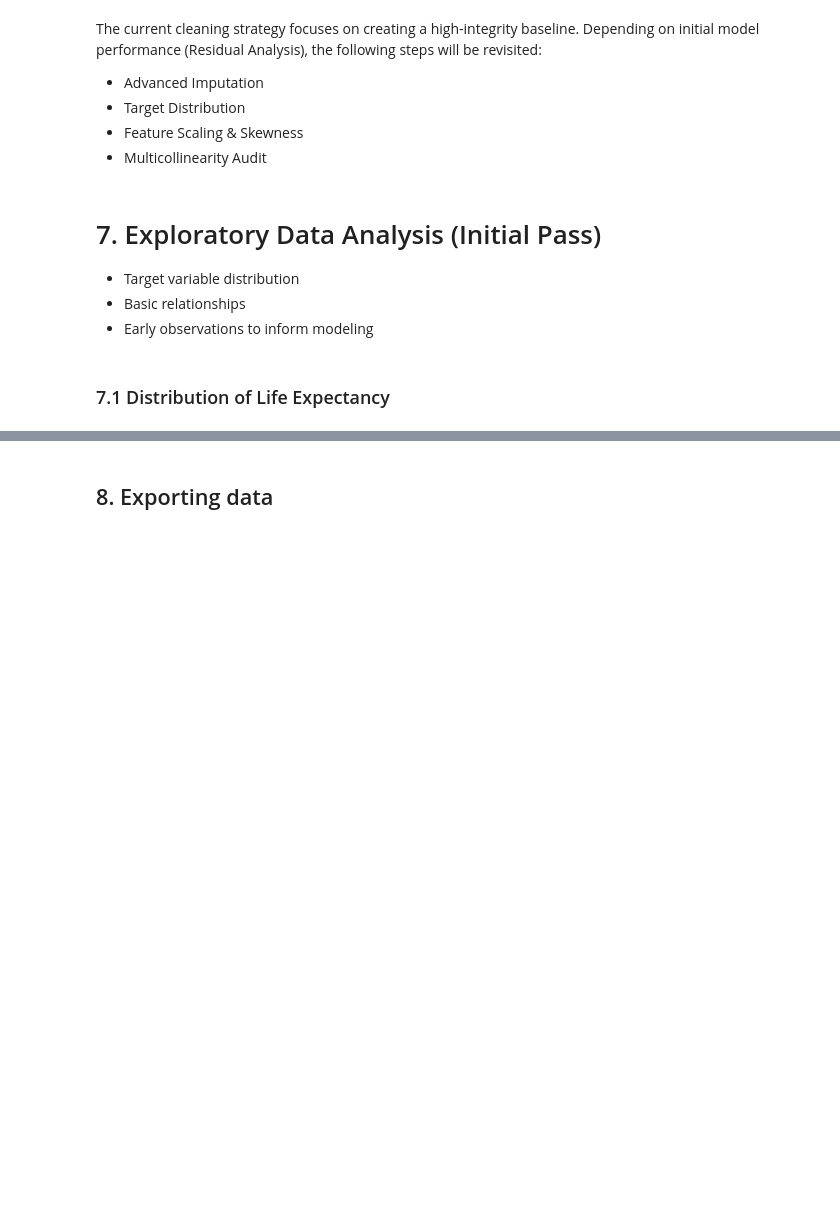
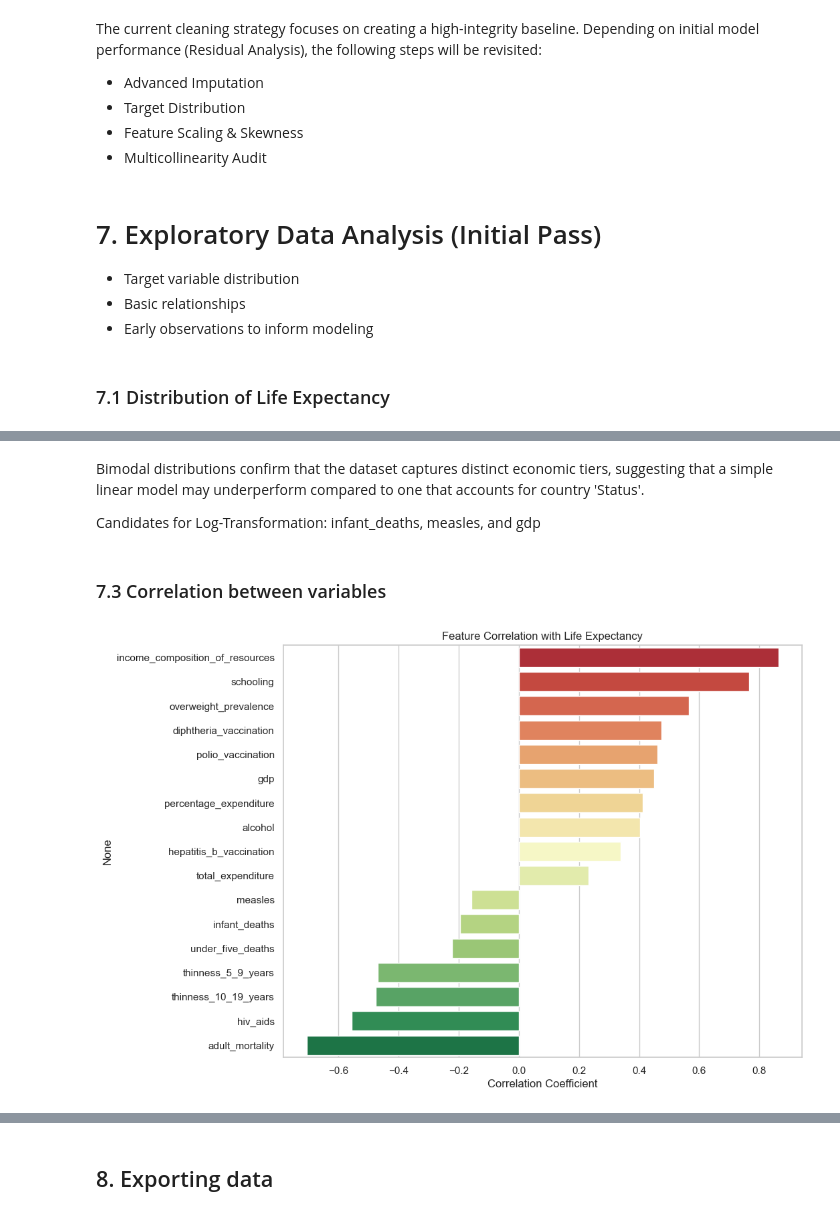
Before and after one commit to MermonGData/longevity-prediction, a Jupyter notebook: notebooks/01_eda_and_preprocessing.ipynb, the cells around one changed output, grey strips where cells are left out. Drawn from its saved outputs; the diff is of its cells as text; code cells hidden in the pictures; blank space fills up the shorter version.

```diff
--- a/notebooks/01_eda_and_preprocessing.ipynb
+++ b/notebooks/01_eda_and_preprocessing.ipynb
@@ -436,0 +531,17 @@ The current cleaning strategy focuses on creating a high-integrity baseline. Dep
+# %% [markdown]
+Bimodal distributions confirm that the dataset captures distinct economic tiers, suggesting that a simple linear model may underperform compared to one that accounts for country 'Status'.
+
+Candidates for Log-Transformation: infant_deaths, measles, and gdp
+# %% [markdown]
+### 7.3 Correlation between variables
+# %%
+target_corr = df_clean.select_dtypes(include=[np.number]).corr()['life_expectancy'].sort_values(ascending=False)
+target_corr = target_corr.drop(['life_expectancy', 'year'])
+# %%
+plt.figure(figsize=(10, 8))
+sns.barplot(x=target_corr.values, y=target_corr.index, palette='RdYlGn')
+plt.title('Feature Correlation with Life Expectancy')
+plt.xlabel('Correlation Coefficient')
+plt.show()
+# %% [output]
+[figure, added]
```
Also changed, not shown: parts of 20 cells of this notebook.
